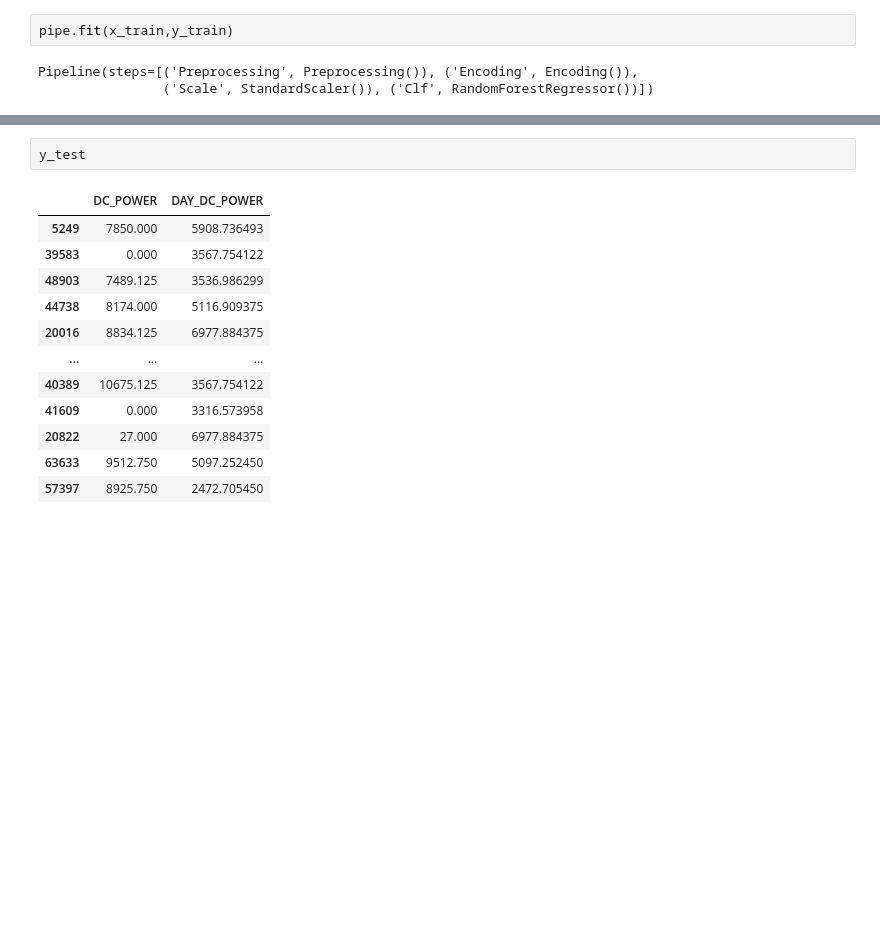
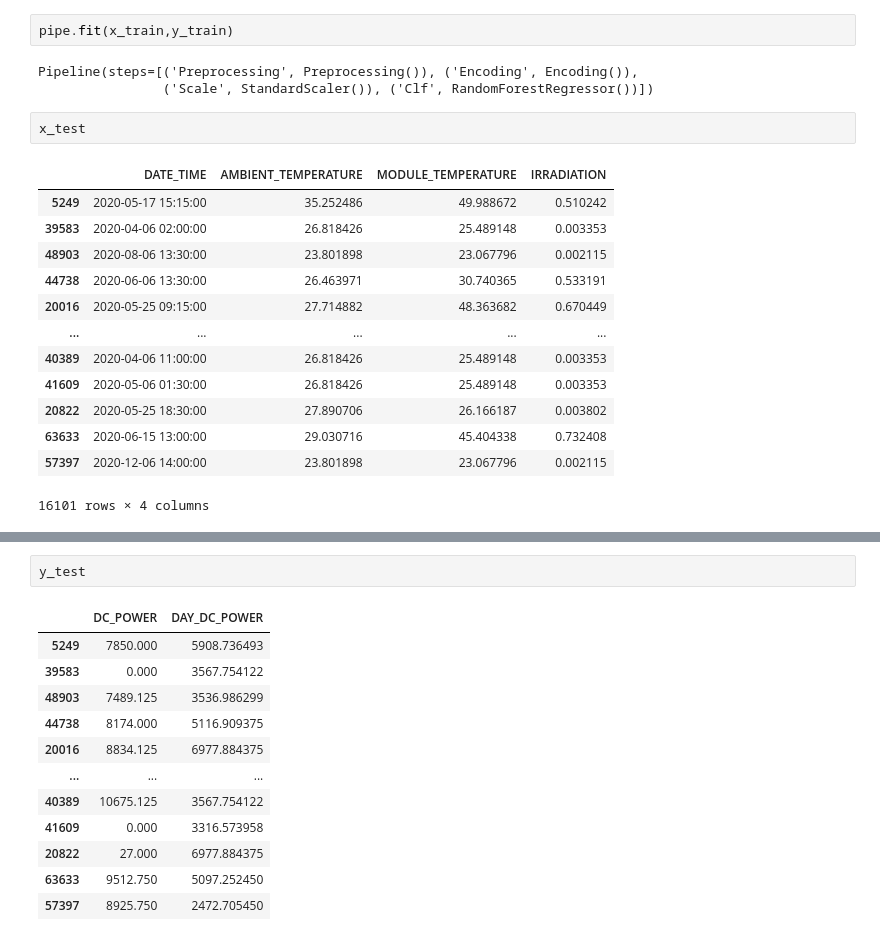
Before and after one commit to Karthik5412/Solar-Energy, a Jupyter notebook: pipeline.ipynb, the cells around one changed output, grey strips where cells are left out. Saved outputs shown, nothing was run; the diff lists cells and outputs as text; blank space fills up the shorter version.

```diff
--- a/pipeline.ipynb
+++ b/pipeline.ipynb
@@ -138,6 +138,22 @@ pipe.fit(x_train,y_train)
 # %% [output]
 Pipeline(steps=[('Preprocessing', Preprocessing()), ('Encoding', Encoding()),
                 ('Scale', StandardScaler()), ('Clf', RandomForestRegressor())])
+# %%
+x_test
+# %% [output]
+|  | DATE_TIME | AMBIENT_TEMPERATURE | MODULE_TEMPERATURE | IRRADIATION |
+| 5249 | 2020-05-17 15:15:00 | 35.252486 | 49.988672 | 0.510242 |
+| 39583 | 2020-04-06 02:00:00 | 26.818426 | 25.489148 | 0.003353 |
+| 48903 | 2020-08-06 13:30:00 | 23.801898 | 23.067796 | 0.002115 |
+| 44738 | 2020-06-06 13:30:00 | 26.463971 | 30.740365 | 0.533191 |
+| 20016 | 2020-05-25 09:15:00 | 27.714882 | 48.363682 | 0.670449 |
+| ... | ... | ... | ... | ... |
+| 40389 | 2020-04-06 11:00:00 | 26.818426 | 25.489148 | 0.003353 |
+| 41609 | 2020-05-06 01:30:00 | 26.818426 | 25.489148 | 0.003353 |
+| 20822 | 2020-05-25 18:30:00 | 27.890706 | 26.166187 | 0.003802 |
+| 63633 | 2020-06-15 13:00:00 | 29.030716 | 45.404338 | 0.732408 |
+| 57397 | 2020-12-06 14:00:00 | 23.801898 | 23.067796 | 0.002115 |
+16101 rows × 4 columns
 # %%
 y_pred = pipe.predict(x_test)
 y_pred
```
Also changed, not shown: parts of 4 cells of this notebook, 1 other file.
